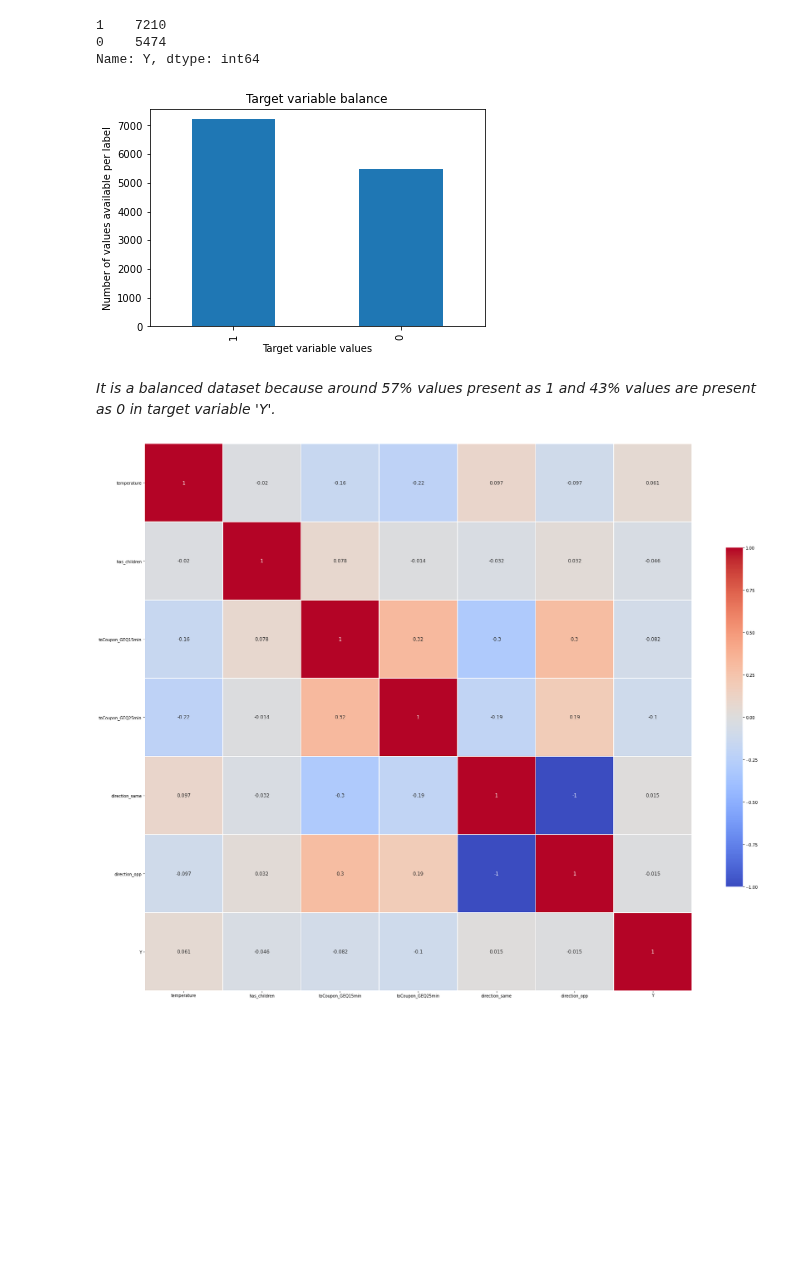
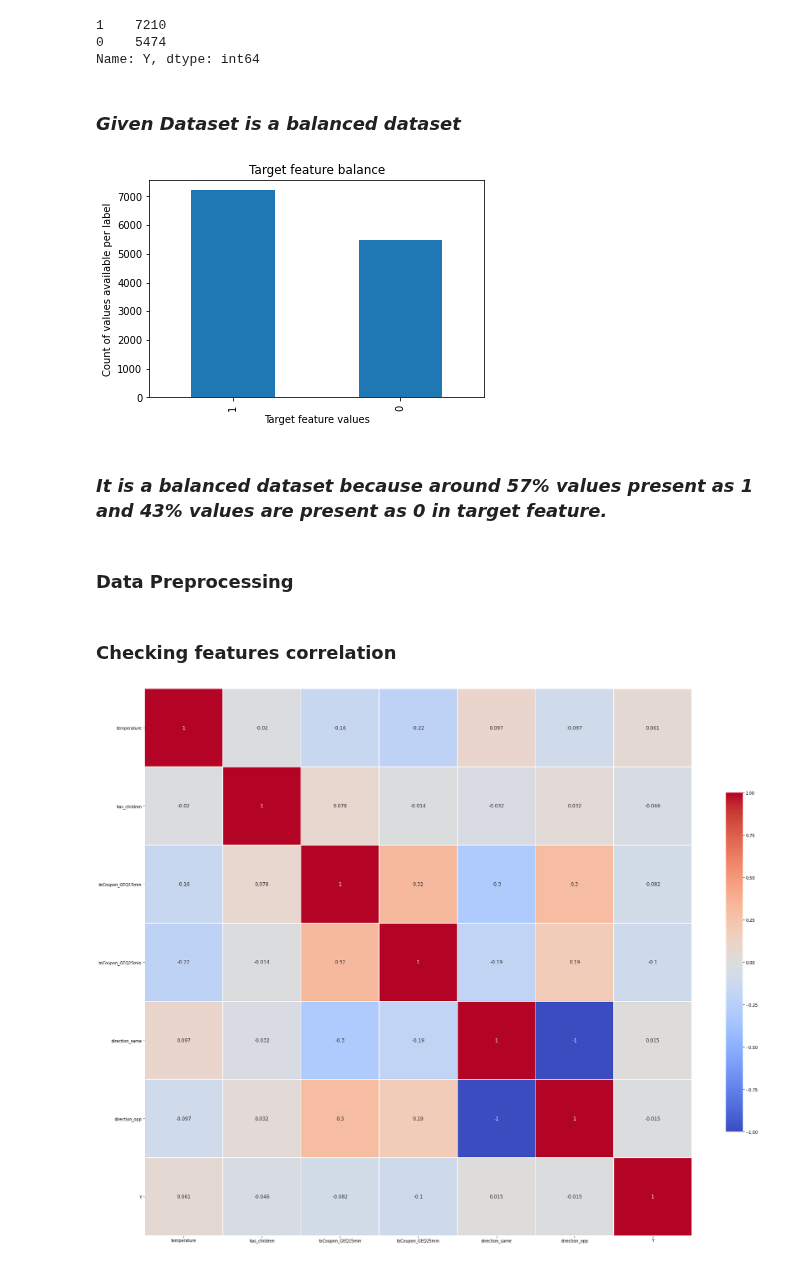
Before and after one commit to vs21542/CE888_DSDM, a Jupyter notebook: code/Coupon_Recommendation_Classification.ipynb, the cells around one changed output. Cells and saved outputs as stored; diff of their text form; code cells hidden in the pictures; blank space fills up the shorter version.

```diff
--- a/code/Coupon_Recommendation_Classification.ipynb
+++ b/code/Coupon_Recommendation_Classification.ipynb
@@ -122,25 +126,32 @@ df_raw['Y'].value_counts()
 1    7210
 0    5474
 Name: Y, dtype: int64
+# %% [markdown]
+### *Given Dataset is a balanced dataset*
 # %%
 #Analyzing the is target variable balance or not?
 df_raw['Y'].value_counts().plot(kind='bar')
 
-plt.title('Target variable balance')
-plt.xlabel('Target variable values')
-plt.ylabel('Number of values available per label')
+plt.title('Target feature balance')
+
+plt.xlabel('Target feature values')
+plt.ylabel('Count of values available per label')
 
 plt.show()
 # %% [output]
-[figure, old version]
+[figure, new version]
 # %% [markdown]
-*It is a balanced dataset because around 57% values present as 1 and 43% values are present as 0 in target variable 'Y'.*
+### *It is a balanced dataset because around 57% values present as 1 and 43% values are present as 0 in target feature.*
+# %% [markdown]
+### Data Preprocessing
 # %%
 # Preprocessing step: Dropping 'Car' column since 99% of values present are null.
 df_raw = df_raw.drop(['car'], axis = 1)
 # %%
 # Preprocessing step: Dropping 'toCoupon_GEQ5min' column since it containing all redundent values as 1.
 df_raw = df_raw.drop('toCoupon_GEQ5min', axis=1)
+# %% [markdown]
+### Checking features correlation
 # %%
 # Checking the correlation between features.
 mask_raw = np.zeros_like(df_raw.corr(), dtype=np.bool)
```
Also changed, not shown: parts of 30 cells of this notebook.
